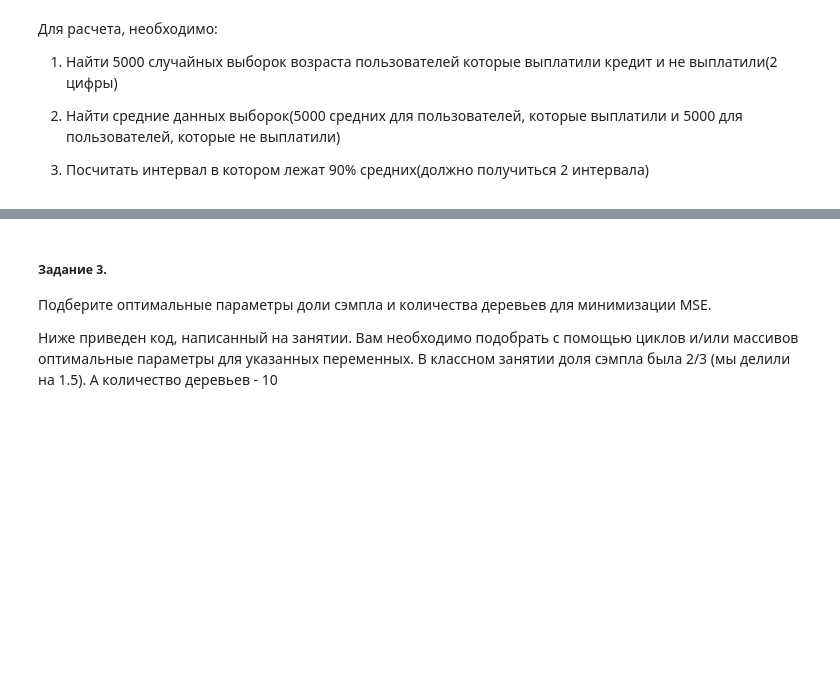
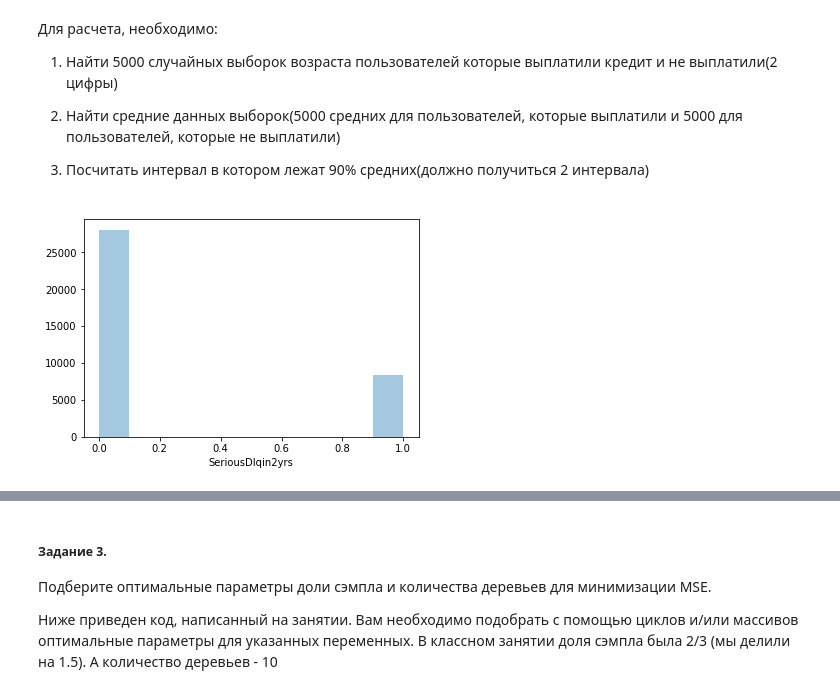
Before and after one commit to Afsent/Nordic_IT_School, a Jupyter notebook: ML/HW30/HW30_Bagging.ipynb, the cells around one changed output, grey strips where cells are left out. Cells and saved outputs as stored; diff of their text form; code cells hidden in the pictures; blank space fills up the shorter version.

```diff
--- a/ML/HW30/HomeWork30.ipynb
+++ b/ML/HW30/HW30_Bagging.ipynb
@@ -61,0 +81,3 @@ NumberOfDependents – Число человек в семье кредитоз
+# %%
+df = pd.read_csv("credit_scoring_sample.csv", sep=";")
+df.head()b
@@ -61,0 +127,3 @@ NumberOfDependents – Число человек в семье кредитоз
+# %%
+df_clean = df.dropna()
+df_clean.shape
@@ -67,3 +138,8 @@ NumberOfDependents – Число человек в семье кредитоз
 2) Найти средние данных выборок(5000 средних для пользователей, которые выплатили и 5000 для пользователей, которые не выплатили)
 
 3) Посчитать интервал в котором лежат 90% средних(должно получиться 2 интервала)
+# %%
+sns.distplot(df_clean["SeriousDlqin2yrs"], bins=10, kde=False)
+plt.show()
+# %% [output]
+[figure, added]
```
Also changed, not shown: parts of 23 cells of this notebook.
